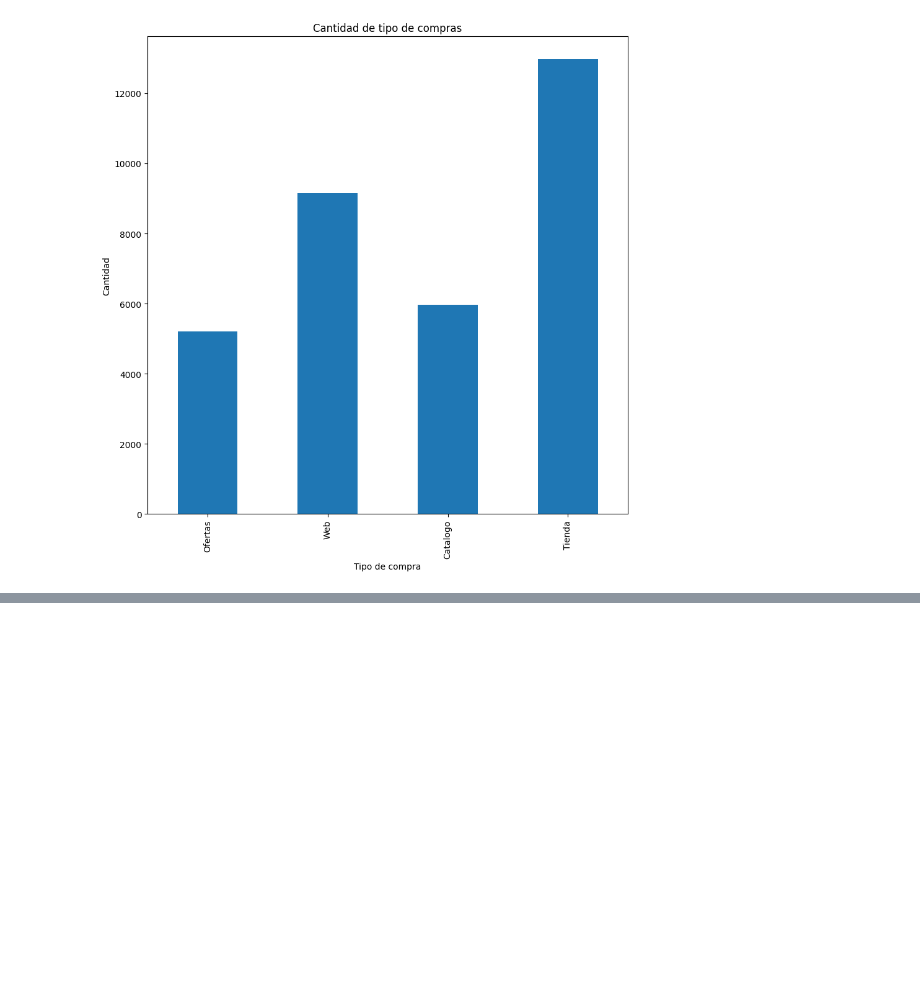
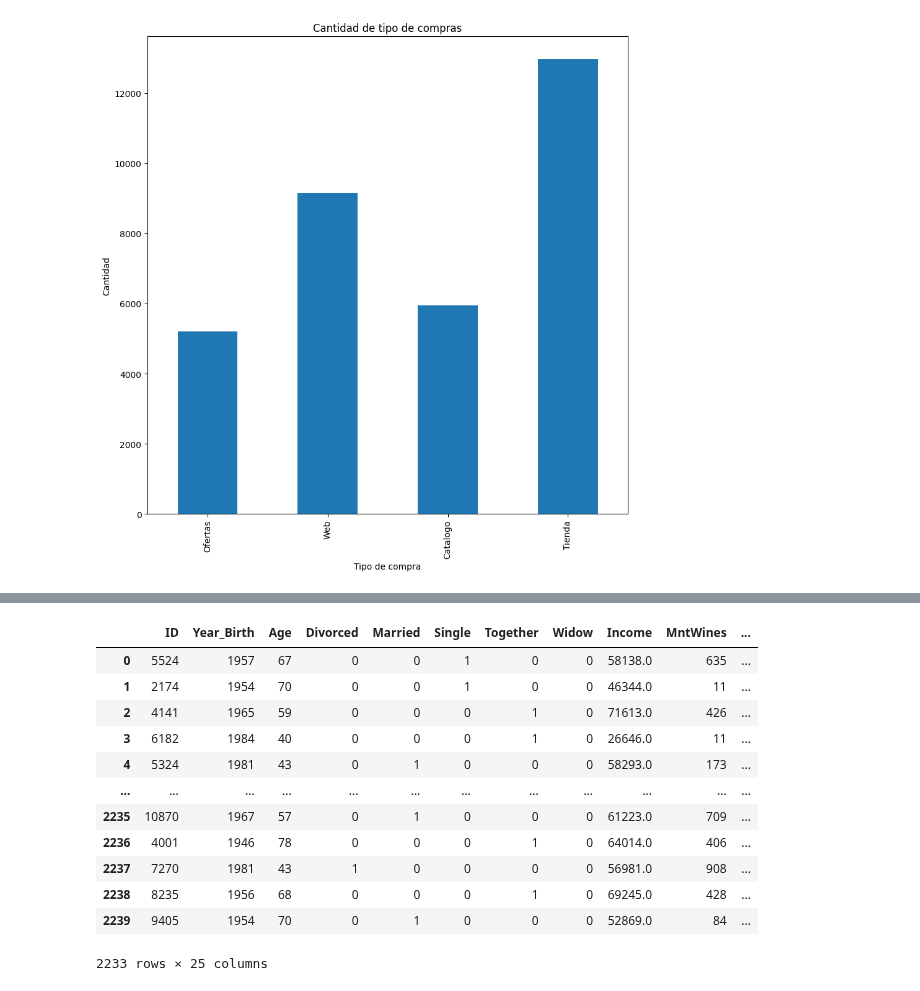
Before and after one commit to JuanDeutsch/DataSheets, a Jupyter notebook: Proyecto1/proyecto1.ipynb, the cells around one changed output, grey strips where cells are left out. Saved outputs shown, nothing was run; the diff lists cells and outputs as text; code cells hidden in the pictures; blank space fills up the shorter version.

```diff
--- a/Proyecto1/proyecto1.ipynb
+++ b/Proyecto1/proyecto1.ipynb
@@ -260,0 +282,7 @@ def DBSCAN(D, epsilon, minpts):
+# %%
+cdf = cdf.drop(cdf[cdf['Marital_Status'] == 'YOLO'].index)
+cdf = cdf.drop(cdf[cdf['Marital_Status'] == 'Absurd'].index)
+cdf = cdf.replace('Alone', 'Single')
+
+estado_social = set(cdf["Marital_Status"])
+estado_social
@@ -260,0 +293,7 @@ def DBSCAN(D, epsilon, minpts):
+# %%
+cdf.iloc[:,3]
+
+social_numerico = pd.get_dummies(cdf.iloc[:,3], dtype=int)
+cdf = pd.concat([cdf, social_numerico], axis=1)
+cdf = cdf.drop('Marital_Status', axis=1)
+social_numerico
@@ -260,0 +314,6 @@ def DBSCAN(D, epsilon, minpts):
+# %%
+cdf['Young_Sons'] = cdf['Kidhome'] + cdf['Teenhome']
+hijos = cdf.pop('Young_Sons')
+cdf.insert(7, 'Young_Sons', hijos)
+hijos = cdf.iloc[:, [7]]
+cdf = cdf.drop(['Kidhome', 'Teenhome'], axis=1)
@@ -260,0 +342,26 @@ def DBSCAN(D, epsilon, minpts):
+# %%
+divorciados = cdf.pop('Divorced')
+cdf.insert(3, 'Divorced', divorciados)
+casados = cdf.pop('Married')
+cdf.insert(4, 'Married', casados)
+solteros = cdf.pop('Single')
+cdf.insert(5, 'Single', solteros)
+juntos = cdf.pop('Together')
+cdf.insert(6, 'Together', juntos)
+viudos = cdf.pop('Widow')
+cdf.insert(7, 'Widow', viudos)
+cdf
+# %% [output]
+|  | ID | Year_Birth | Age | Divorced | Married | Single | Together | Widow | Income | MntWines | ... |
+| 0 | 5524 | 1957 | 67 | 0 | 0 | 1 | 0 | 0 | 58138.0 | 635 | ... |
+| 1 | 2174 | 1954 | 70 | 0 | 0 | 1 | 0 | 0 | 46344.0 | 11 | ... |
+| 2 | 4141 | 1965 | 59 | 0 | 0 | 0 | 1 | 0 | 71613.0 | 426 | ... |
+| 3 | 6182 | 1984 | 40 | 0 | 0 | 0 | 1 | 0 | 26646.0 | 11 | ... |
+| 4 | 5324 | 1981 | 43 | 0 | 1 | 0 | 0 | 0 | 58293.0 | 173 | ... |
+| ... | ... | ... | ... | ... | ... | ... | ... | ... | ... | ... | ... |
+| 2235 | 10870 | 1967 | 57 | 0 | 1 | 0 | 0 | 0 | 61223.0 | 709 | ... |
+| 2236 | 4001 | 1946 | 78 | 0 | 0 | 0 | 1 | 0 | 64014.0 | 406 | ... |
+| 2237 | 7270 | 1981 | 43 | 1 | 0 | 0 | 0 | 0 | 56981.0 | 908 | ... |
+| 2238 | 8235 | 1956 | 68 | 0 | 0 | 0 | 1 | 0 | 69245.0 | 428 | ... |
+| 2239 | 9405 | 1954 | 70 | 0 | 1 | 0 | 0 | 0 | 52869.0 | 84 | ... |
+2233 rows × 25 columns
```
Also changed, not shown: parts of 16 cells of this notebook.
